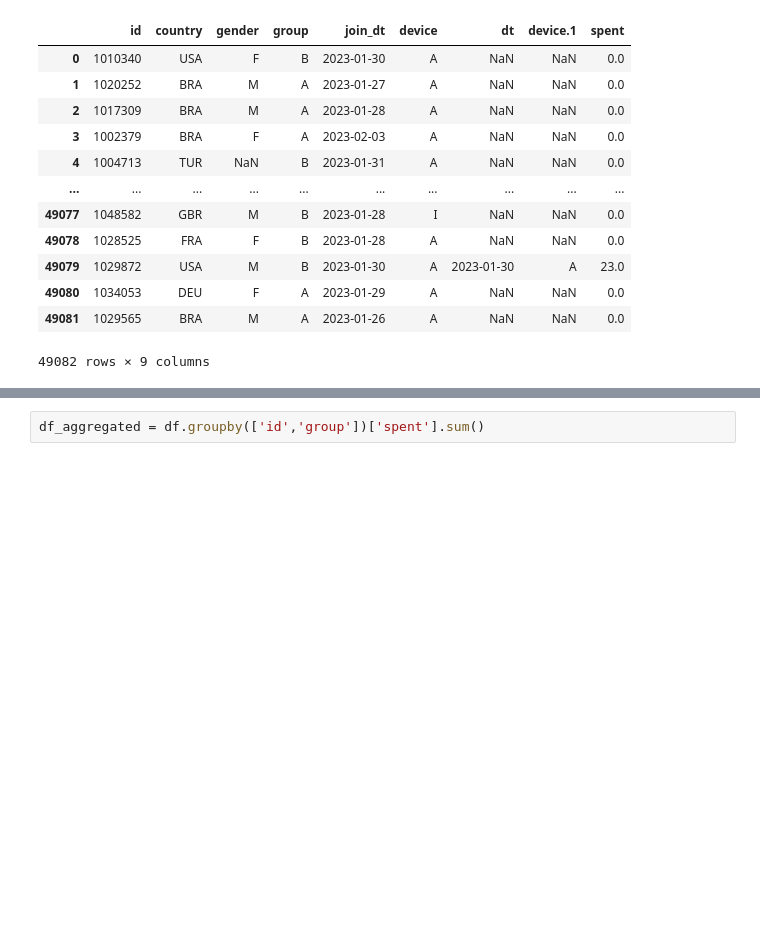
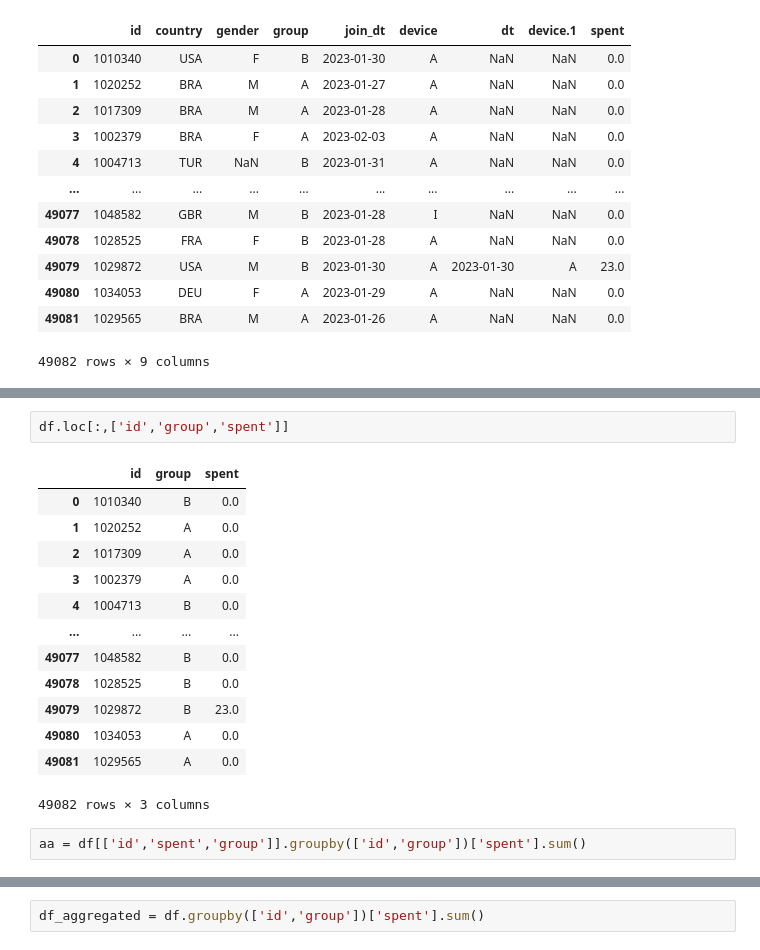
Before and after one commit to tushalkumar/Master_school_project_1, a Jupyter notebook: ab_testing_my_work.ipynb, the cells around one changed output, grey strips where cells are left out. Cells and saved outputs as stored; diff of their text form; blank space fills up the shorter version.

```diff
--- a/ab_testing_my_work.ipynb
+++ b/ab_testing_my_work.ipynb
@@ -45,0 +44,18 @@ Name: spent, Length: 48943, dtype: float64
+# %%
+df.loc[:,['id','group','spent']]
+# %% [output]
+|  | id | group | spent |
+| 0 | 1010340 | B | 0.0 |
+| 1 | 1020252 | A | 0.0 |
+| 2 | 1017309 | A | 0.0 |
+| 3 | 1002379 | A | 0.0 |
+| 4 | 1004713 | B | 0.0 |
+| ... | ... | ... | ... |
+| 49077 | 1048582 | B | 0.0 |
+| 49078 | 1028525 | B | 0.0 |
+| 49079 | 1029872 | B | 23.0 |
+| 49080 | 1034053 | A | 0.0 |
+| 49081 | 1029565 | A | 0.0 |
+49082 rows × 3 columns
+# %%
+aa = df[['id','spent','group']].groupby(['id','group'])['spent'].sum()
```
Also changed, not shown: parts of 23 cells of this notebook.
